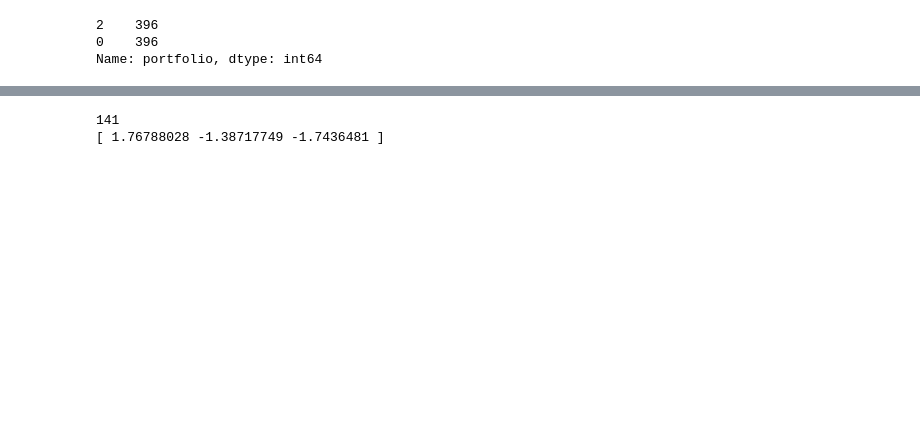
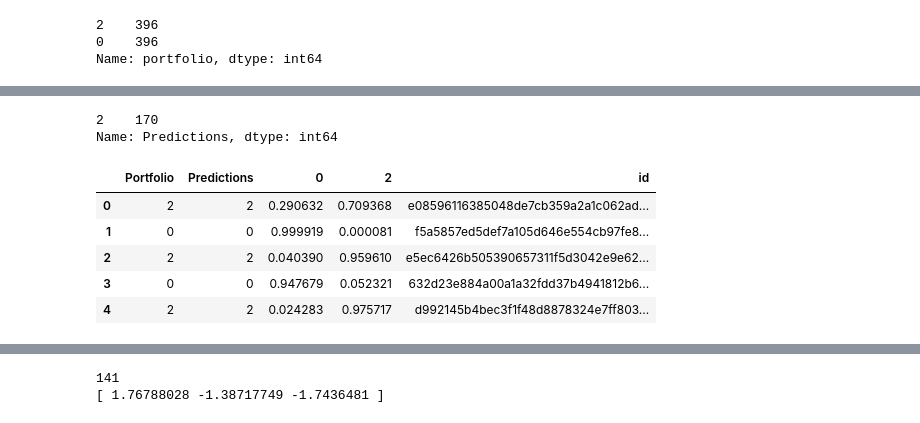
Before and after one commit to codenation-dev/squad-4-ad-data-science-1, a Jupyter notebook: analysis/logistic_regression.ipynb, the cells around one changed output, grey strips where cells are left out. Drawn from its saved outputs; the diff is of its cells as text; code cells hidden in the pictures; blank space fills up the shorter version.

```diff
--- a/analysis/logistic_regression.ipynb
+++ b/analysis/logistic_regression.ipynb
@@ -216,0 +326,6 @@ print(predictions)
+# %%
+logmodel = LogisticRegression()
+logmodel.fit(x_train[['nu_meses_rescencia', 'empsetorcensitariofaixarendapopulacao',
+       'min_meses_servicos_all', 'media_meses_servicos',
+       'tx_crescimento_12meses', 'x0_OUTROS', 'x0_ENTIDADES EMPRESARIAIS',
+       'x0_ALTA', 'de_faixa_faturamento_estimado_encode']],y_train)
@@ -216,0 +338,6 @@ print(predictions)
+# %%
+predictions = logmodel.predict(x_test[['nu_meses_rescencia', 'empsetorcensitariofaixarendapopulacao',
+       'min_meses_servicos_all', 'media_meses_servicos',
+       'tx_crescimento_12meses', 'x0_OUTROS', 'x0_ENTIDADES EMPRESARIAIS',
+       'x0_ALTA', 'de_faixa_faturamento_estimado_encode']])
+print(predictions)
@@ -216,0 +355,7 @@ print(predictions)
+# %%
+predictions_prob = logmodel.predict_proba(x_test[['nu_meses_rescencia', 'empsetorcensitariofaixarendapopulacao',
+       'min_meses_servicos_all', 'media_meses_servicos',
+       'tx_crescimento_12meses', 'x0_OUTROS', 'x0_ENTIDADES EMPRESARIAIS',
+       'x0_ALTA', 'de_faixa_faturamento_estimado_encode']])
+print(logmodel.classes_)
+#print(predictions_prob)
@@ -218,0 +366,9 @@ print(predictions)
+# %%
+x_test['predictions'] = predictions
+print(y_test.value_counts())
+
+print(y_test.value_counts())
+print(x_test['predictions'].value_counts())
+x_test['portfolio']= y_test
+
+x_test[x_test['portfolio'] == 2]['predictions'].value_counts()
@@ -218,0 +387,22 @@ print(predictions)
+# %%
+result2 = pd.DataFrame(y_test.values,columns= ['Portfolio'])
+
+result2['Predictions'] = predictions
+result2[str(logmodel.classes_[0])] = predictions_prob[0:,0]
+result2[str(logmodel.classes_[1])] = predictions_prob[0:,1]
+
+
+result2['id'] = x_test['id'].tolist()
+
+#result1 = pd.concat( [result1,pd.DataFrame(predictions_prob,columns = ['prob0','prob1'])])
+print(result2[result2['Portfolio']==2]['Predictions'].value_counts())
+result2.head()
+# %% [output]
+2    170
+Name: Predictions, dtype: int64
+|  | Portfolio | Predictions | 0 | 2 | id |
+| 0 | 2 | 2 | 0.290632 | 0.709368 | e08596116385048de7cb359a2a1c062ad... |
+| 1 | 0 | 0 | 0.999919 | 0.000081 | f5a5857ed5def7a105d646e554cb97fe8... |
+| 2 | 2 | 2 | 0.040390 | 0.959610 | e5ec6426b505390657311f5d3042e9e62... |
+| 3 | 0 | 0 | 0.947679 | 0.052321 | 632d23e884a00a1a32fdd37b4941812b6... |
+| 4 | 2 | 2 | 0.024283 | 0.975717 | d992145b4bec3f1f48d8878324e7ff803... |
```
Also changed, not shown: parts of 51 cells of this notebook, 1 other file.
